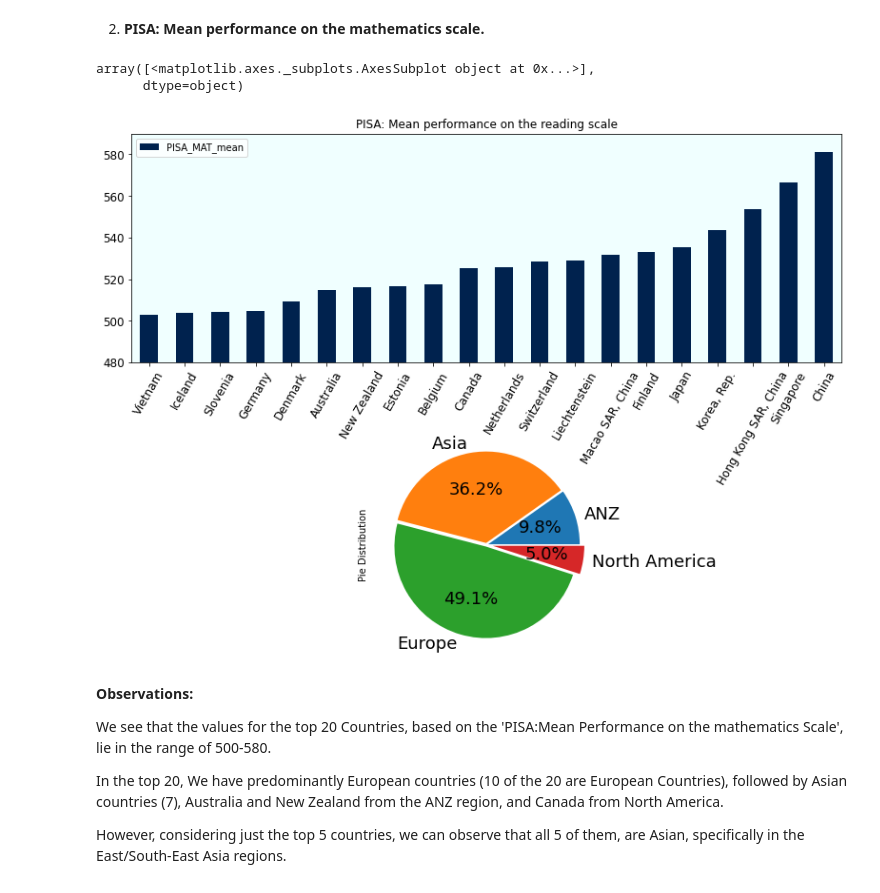
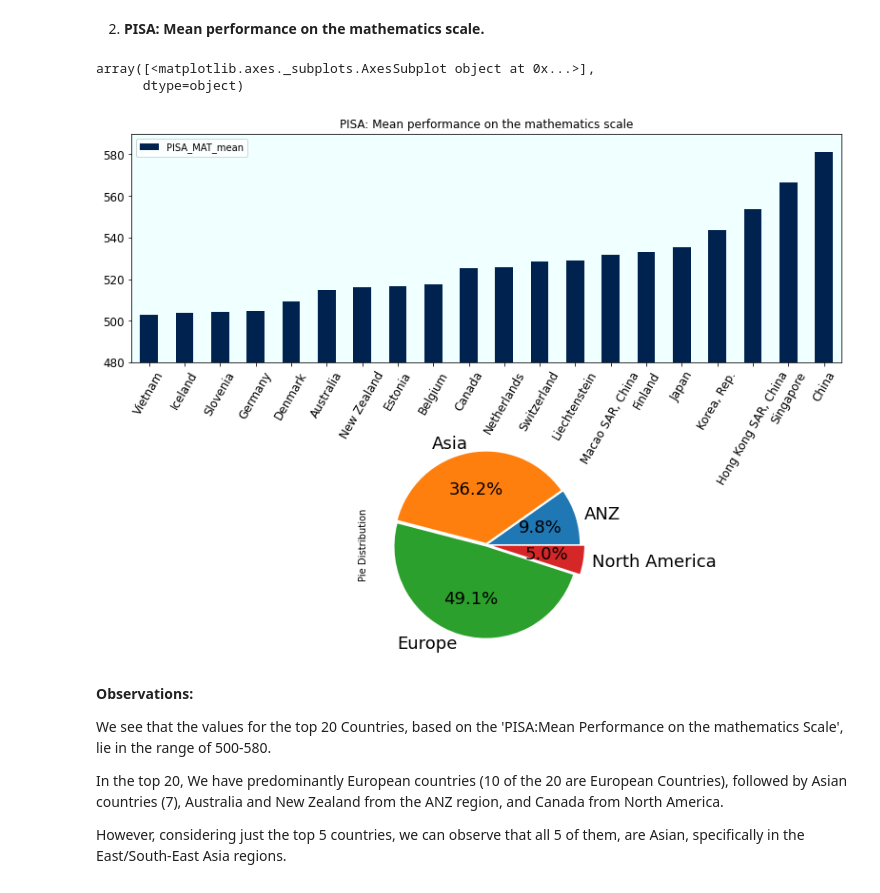
Before and after one commit to Arvind-krishna/EDA-on-World-Bank-Global-Education, a Jupyter notebook: WorldBankEDA.ipynb, the cells around one changed output. Cells and saved outputs as stored; diff of their text form; code cells hidden in the pictures.

```diff
--- a/WorldBankEDA.ipynb
+++ b/WorldBankEDA.ipynb
@@ -36,7 +40,11 @@ Indicators = ["UIS.E.0.T", "SE.PRE.PRIV.ZS",
               # Expenditures
               "SE.ADT.LITR.ZS", "UIS.LP.AG15T99",
               # Literacy
-              "SP.PRE.TOTL.IN","SP.PRM.TOTL.IN", "SP.SEC.TOTL.IN", "SP.TER.TOTL.IN"]
+              "SP.PRE.TOTL.IN", "SP.PRM.TOTL.IN", "SP.SEC.TOTL.IN", "SP.TER.TOTL.IN",
               # Population
+              "LO.PISA.REA", "LO.PISA.MAT"]
+              # Learning outcomes
+
+# length of Indicators list.
 len(Indicators)
 # %% [output]
@@ -994,43 +1017,53 @@ We also see that Finland, which is at #2, is the only European country which is
 # %% [markdown]
 2. **PISA: Mean performance on the mathematics scale.**
 # %%
-tempdf3 = EdStatsData.loc[EdStatsData['Indicator Code'] == 'LO.PISA.MAT'].copy()
+#creating a sub dataframe for the 'PISA: Mean performance on the mathematics scale.' indicator
+tempdf3 = EdStatsData.loc[EdStatsData['Indicator Code'] == Indicators[-1]].copy()
 
-Title9 = EdStatsData.loc[EdStatsData['Indicator Code'] == 'LO.PISA.MAT']["Indicator Name"][2298]
+#saving the Indicator name to 'Title9'
+Title9 = EdStatsData.loc[EdStatsData['Indicator Code'] == Indicators[-1]]["Indicator Name"][2298]
 
-
+#creating colrange for the data columns
 col = tempdf3.loc[: , "1970":"2100"]
 
+#populating a new colum 'PISA_MAT_mean', with row mean value for the column range
 tempdf3['PISA_MAT_mean'] = col.mean(axis=1)
 
-
-
+#getting the rows that have a not-null 'PISA_REA_mean'
 tempdf3 = tempdf3[pd.notnull(tempdf3['PISA_MAT_mean'])]
 
+#taking just the country name and 'PISA_REA_mean'
 PISA_MAT_pie = tempdf3[['Country Name', 'PISA_MAT_mean']]
+
+#creating a new dataframe for piechart, with top 20 values for 'PISA_MAT_mean'
 PISA_MAT_pie = PISA_MAT_pie.sort_values(by="PISA_MAT_mean")[-20:]
 
+#setting 'Country Name' as index (for barplot)
 PISA_MAT=PISA_MAT_pie.set_index('Country Name')
 
+#sorting and getting top 20 values
 PISA_MAT = PISA_MAT.sort_values(by="PISA_MAT_mean")[-20:]
 
+#creating figure and axes objects for bargraph,
 figure, axes = plt.subplots(nrows = 2, ncols = 1)
 figure.tight_layout()
 
+#plotting bargraph
 PISA_MAT.plot(kind='bar', figsize = (12,9), ylim = (480, 590), xlabel = "Countries",
-                    title = Title8, rot = 60, colormap = "cividis", legend = True,
+                    title = Title9, rot = 60, colormap = "cividis", legend = True,
                     fontsize = 12, ax = axes[0]).patch.set_facecolor('#f0ffff')
 
-
+#populating 'Continent' column with continents for each country
 PISA_MAT_pie['Continent']=PISA_MAT_pie['Country Name'].map(contdict)
 
+#grouping by continents, and plotting pie chart
 PISA_MAT_pie.groupby(['Continent']).sum().plot(kind='pie', ylabel = "Pie Distribution", explode = [0.02,0.02,0.02,0.07],
                                                subplots=True,figsize=(12,9),autopct='%1.1f%%',textprops={'fontsize': 18},
                                                ax = axes[1], legend=False)
 # %% [output]
 array([<matplotlib.axes._subplots.AxesSubplot object at 0x...>],
       dtype=object)
-[figure, old version]
+[figure, new version]
 # %% [markdown]
 **Observations:**
 
```
Also changed, not shown: parts of 10 cells of this notebook.
